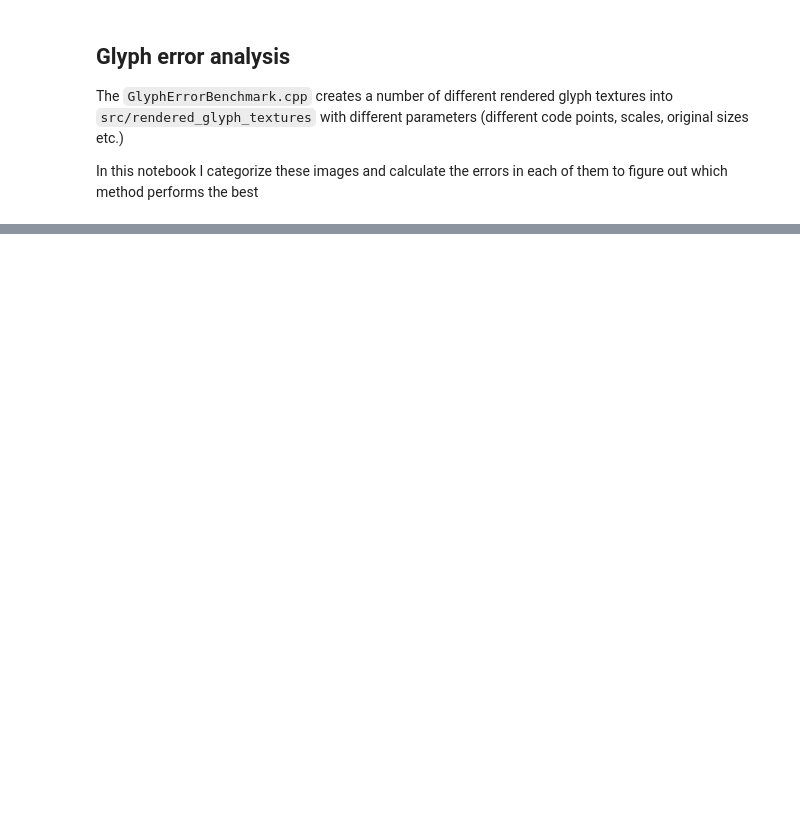
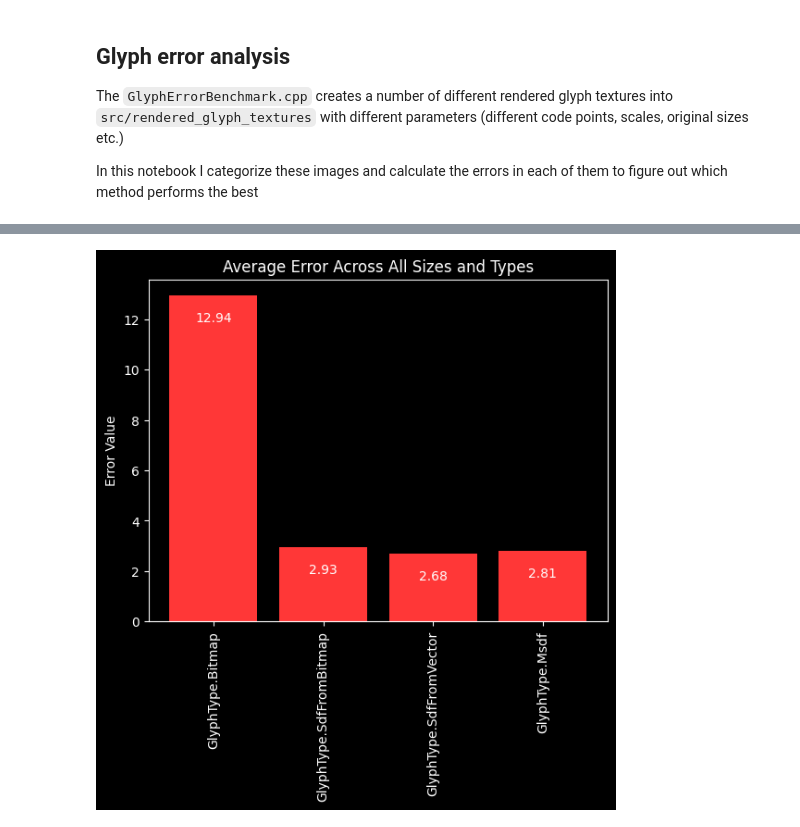
Before and after one commit to MihaelGolob/bgfx-sdf, a Jupyter notebook: benchmark/GlyphErrorAnalysis.ipynb, the cells around one changed output, grey strips where cells are left out. Saved outputs shown, nothing was run; the diff lists cells and outputs as text; code cells hidden in the pictures; blank space fills up the shorter version.

```diff
--- a/benchmark/GlyphErrorAnalysis.ipynb
+++ b/benchmark/GlyphErrorAnalysis.ipynb
@@ -91,7 +135,7 @@ def calculateGlyphError(truth, glyph):
         raise Exception('Glyphs are not comparable: ' + str(truth) + ' ' + str(glyph))
 
     if truth.img.size != glyph.img.size:
-        raise Exception('Glyphs have different sizes: ' + str(truth.img.size) + ' ' + str(glyph.img.size))
+        raise Exception('Glyphs ' + str(truth) + ' ' + str(glyph) + ' have different sizes: ' + str(truth.img.size) + ' ' + str(glyph.img.size))
 
     # calculate error pixel by pixel
     error = 0
@@ -104,3 +148,11 @@ def calculateGlyphError(truth, glyph):
     # normalize error
     error = error / (truth.img.width * truth.img.height)
     return error;
+
+
+# calculate all the glyph errors
+for glyph in glyphs:
+    truth = findTruthForGlyph(glyph)
+    glyph.img = resizeGlyph(glyph.img, truth.img.size[0], truth.img.size[1])
+    error = calculateGlyphError(truth, glyph)
+    glyph.error = error
@@ -161,0 +254,18 @@ plt.show()
+# %%
+# plot averaged errors
+for glyph_type in avg_glyph_error:
+    avg_glyph_error[glyph_type] = avg_glyph_error[glyph_type] / glyph_count[glyph_type]
+
+x_axis = avg_glyph_error.keys()
+y_axis = avg_glyph_error.values()
+
+plt.bar([str(glyph) for glyph in x_axis], y_axis, color='#FF3737')
+plt.title('Average Error Across All Sizes and Types')
+plt.ylabel('Error Value')
+plt.tick_params(axis='x', rotation=90)
+
+# Add precise values at each bar
+for j, value in enumerate(y_axis):
+    plt.text(j, value - 0.08 * max(y_axis), f"{value:.2f}", ha='center')
+# %% [output]
+[figure, added]
```
Also changed, not shown: parts of 16 cells of this notebook.
